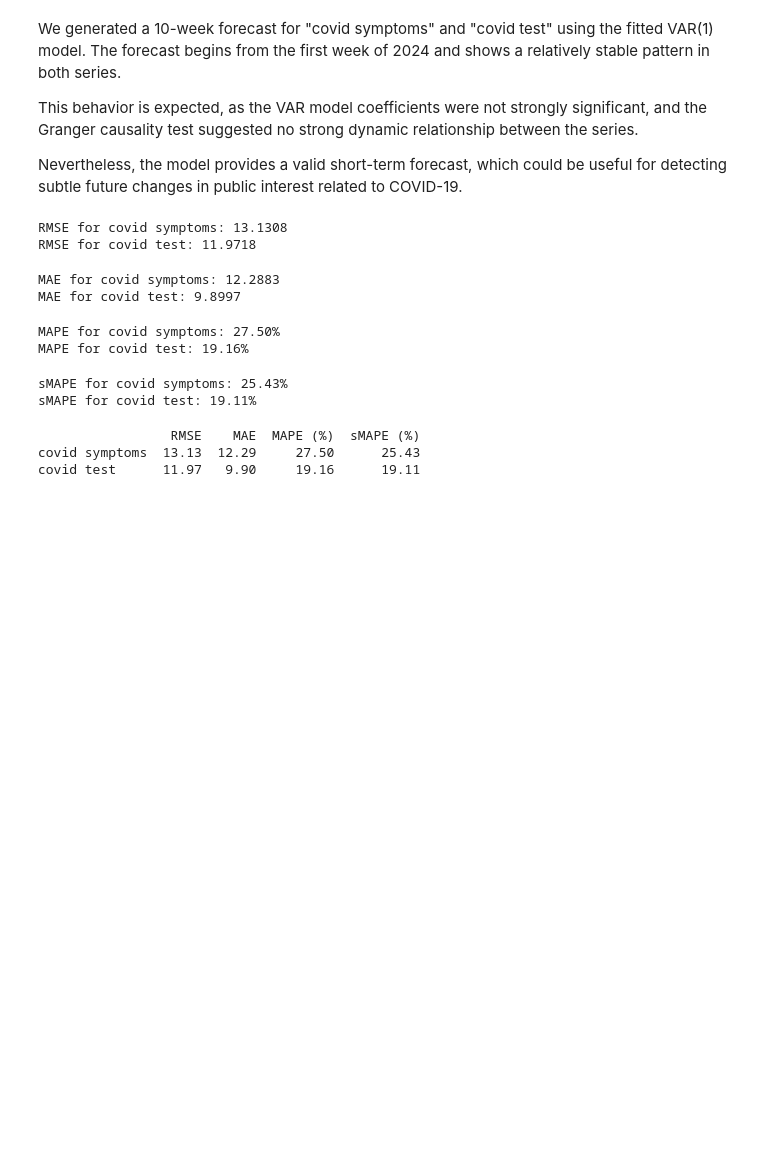
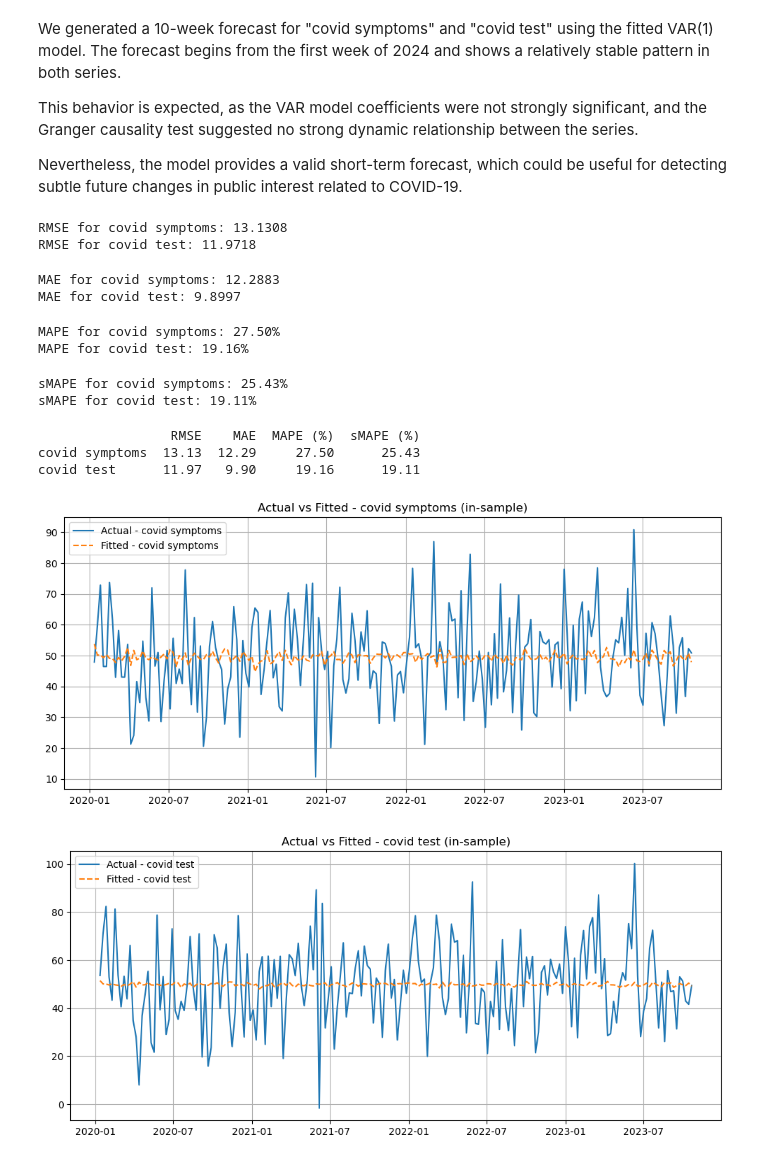
Before and after one commit to sevintanerdi/TSAproject, a Jupyter notebook: TSA_analysis.ipynb, the cells around one changed output. Cells and saved outputs as stored; diff of their text form; code cells hidden in the pictures; blank space fills up the shorter version.

```diff
--- a/TSA_analysis.ipynb
+++ b/TSA_analysis.ipynb
@@ -417,3 +417,33 @@ print(metrics_df)
                  RMSE    MAE  MAPE (%)  sMAPE (%)
 covid symptoms  13.13  12.29     27.50      25.43
 covid test      11.97   9.90     19.16      19.11
+# %%
+# Get fitted values from the VAR(1) model (on train data)
+fitted_values = results.fittedvalues
+fitted_values.index = train_data.index[1:] # because VAR drops first obs due to lag
+
+# Align actual and fitted
+actual = train_data[['covid symptoms', 'covid test']].iloc[1:] # match fitted
+
+# Plot: covid symptoms
+import matplotlib.pyplot as plt
+
+plt.figure(figsize=(12, 5))
+plt.plot(actual['covid symptoms'], label='Actual - covid symptoms')
+plt.plot(fitted_values['covid symptoms'], label='Fitted - covid symptoms', linestyle='--')
+plt.title("Actual vs Fitted - covid symptoms (in-sample)")
+plt.legend()
+plt.grid(True)
+plt.show()
+
+# Plot: covid test
+plt.figure(figsize=(12, 5))
+plt.plot(actual['covid test'], label='Actual - covid test')
+plt.plot(fitted_values['covid test'], label='Fitted - covid test', linestyle='--')
+plt.title("Actual vs Fitted - covid test (in-sample)")
+plt.legend()
+plt.grid(True)
+plt.show()
+# %% [output]
+[figure, added]
+[figure, added]
```
Also changed, not shown: parts of 9 cells of this notebook.
